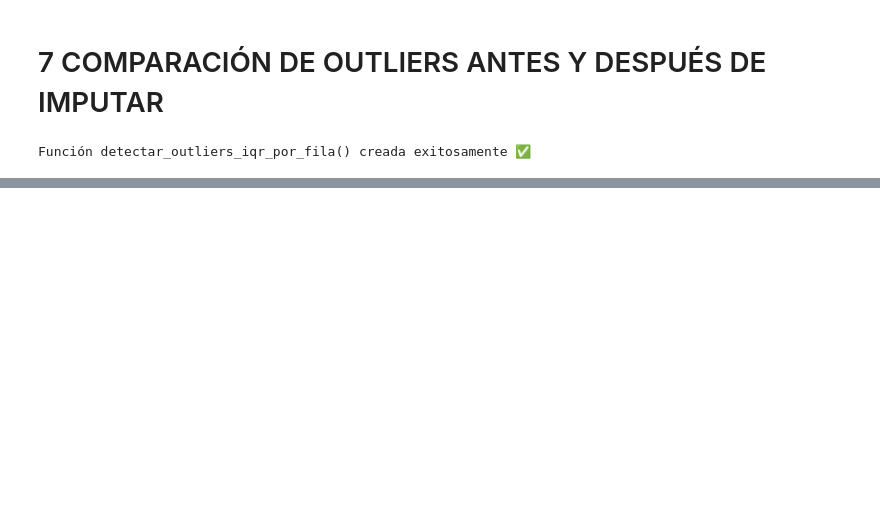
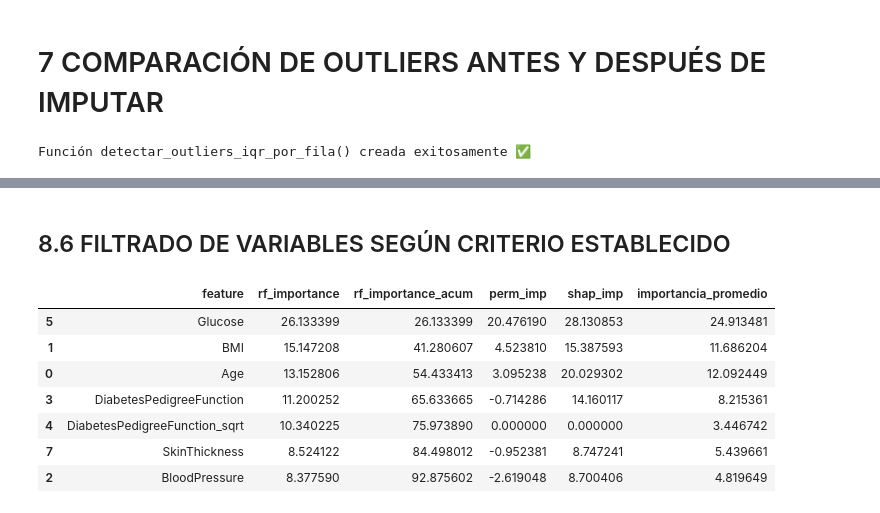
Before and after one commit to 4GeeksAcademy/cathycaz-intro-ml, a Jupyter notebook: src/04-decission-tree..ipynb, the cells around one changed output, grey strips where cells are left out. Saved outputs shown, nothing was run; the diff lists cells and outputs as text; code cells hidden in the pictures; blank space fills up the shorter version.

```diff
--- a/src/04-decission-tree..ipynb
+++ b/src/04-decission-tree..ipynb
@@ -792,0 +829,3 @@ All              552  62  614
+# %%
+df_perm_imp = pd.DataFrame({'feature': X_train_imputado.columns, 'perm_imp': perm.importances_mean*100}).sort_values('perm_imp', ascending=False)
+df_perm_imp
@@ -792,0 +1019,15 @@ All              552  62  614
+# %% [markdown]
+## 8.6 FILTRADO DE VARIABLES SEGÚN CRITERIO ESTABLECIDO
+# %%
+# Eliminar variables recomendadas
+df_filt = df_importances_sorted[df_importances_sorted['feature'].isin(features_to_drop) == False]
+df_filt
+# %% [output]
+|  | feature | rf_importance | rf_importance_acum | perm_imp | shap_imp | importancia_promedio |
+| 5 | Glucose | 26.133399 | 26.133399 | 20.476190 | 28.130853 | 24.913481 |
+| 1 | BMI | 15.147208 | 41.280607 | 4.523810 | 15.387593 | 11.686204 |
+| 0 | Age | 13.152806 | 54.433413 | 3.095238 | 20.029302 | 12.092449 |
+| 3 | DiabetesPedigreeFunction | 11.200252 | 65.633665 | -0.714286 | 14.160117 | 8.215361 |
+| 4 | DiabetesPedigreeFunction_sqrt | 10.340225 | 75.973890 | 0.000000 | 0.000000 | 3.446742 |
+| 7 | SkinThickness | 8.524122 | 84.498012 | -0.952381 | 8.747241 | 5.439661 |
+| 2 | BloodPressure | 8.377590 | 92.875602 | -2.619048 | 8.700406 | 4.819649 |
```
Also changed, not shown: parts of 43 cells of this notebook.
